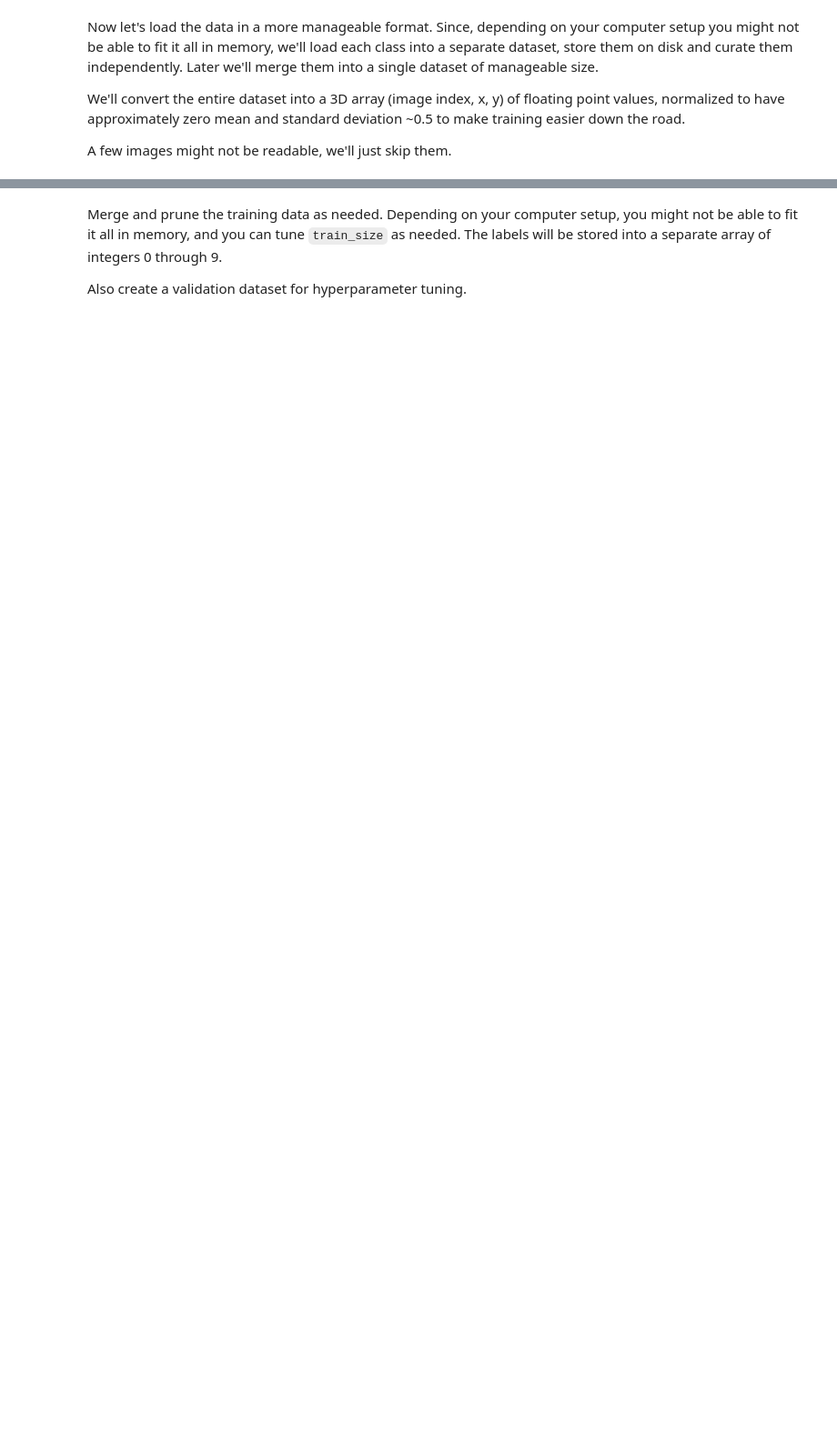
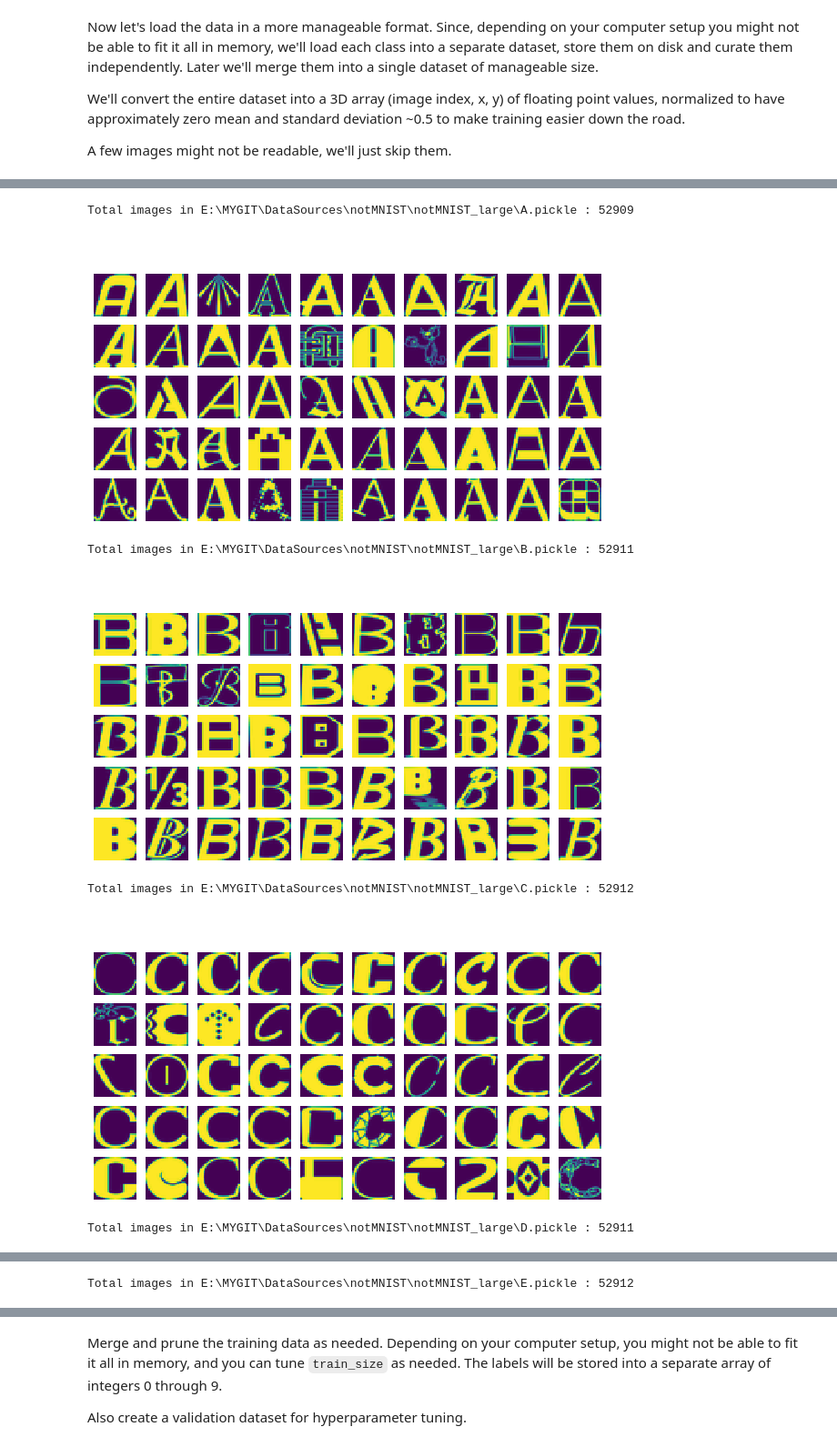
Before and after one commit to Valuebai/learn-NLP-luhuibo, a Jupyter notebook: lesson-09/1_notmnist.ipynb, the cells around one changed output, grey strips where cells are left out. Shown at 91% size. Drawn from its saved outputs; the diff is of its cells as text; code cells hidden in the pictures; blank space fills up the shorter version.

```diff
--- a/lesson-09/1_notmnist.ipynb
+++ b/lesson-09/1_notmnist.ipynb
@@ -214,0 +326,12 @@ Let's verify that the data still looks good. Displaying a sample of the labels a
+# %%
+for pickle_file in train_datasets:
+    title_name = pickle_file[-8] + ' image'
+    load_and_display_pickle(pickle_file, title_name)
+# %% [output]
+Total images in E:\MYGIT\DataSources\notMNIST\notMNIST_large\A.pickle : 52909
+[figure, added]
+Total images in E:\MYGIT\DataSources\notMNIST\notMNIST_large\B.pickle : 52911
+[figure, added]
+Total images in E:\MYGIT\DataSources\notMNIST\notMNIST_large\C.pickle : 52912
+[figure, added]
+Total images in E:\MYGIT\DataSources\notMNIST\notMNIST_large\D.pickle : 52911
@@ -214,0 +339 @@ Let's verify that the data still looks good. Displaying a sample of the labels a
+Total images in E:\MYGIT\DataSources\notMNIST\notMNIST_large\E.pickle : 52912
```
Also changed, not shown: parts of 89 cells of this notebook.
